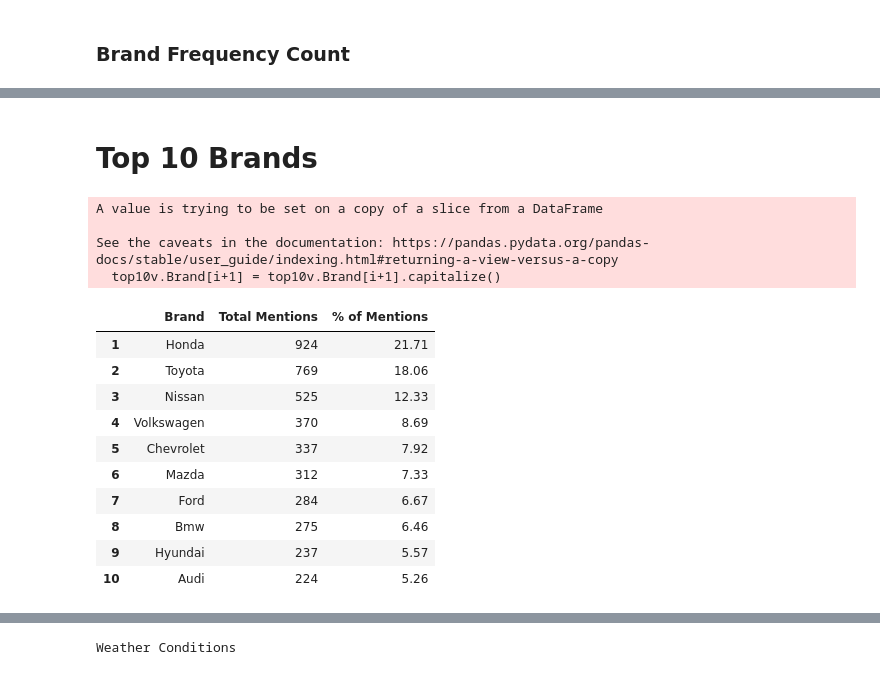
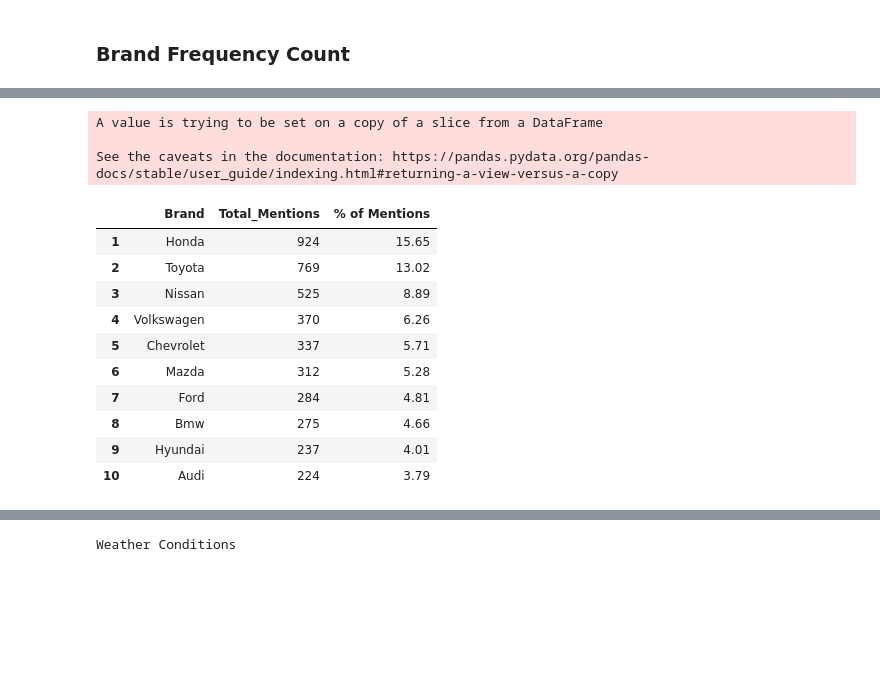
Before and after one commit to zack-tan/car-forums-text-analysis, a Jupyter notebook: ananya_a&b.ipynb, the cells around one changed output, grey strips where cells are left out. Saved outputs shown, nothing was run; the diff lists cells and outputs as text; code cells hidden in the pictures; blank space fills up the shorter version.

```diff
--- a/ananya_a&b.ipynb
+++ b/ananya_a&b.ipynb
@@ -118,42 +110,42 @@ top10
-# %% [markdown]
-# Top 10 Brands
 # %%
+brand_freq = pd.DataFrame({'brand': brand_names, 'mentions': mentions})
+#dataframe with top 10
+top10 = brand_freq.sort_values('mentions', ascending = False).head(10)
+
 top10v = top10.copy()
 
-#percentage of total mentions
+#adding column: percentage of mentions, per brand
 pct_list = []
 for i in top10v.mentions:
-    pct = i*100/top10v.mentions.sum()
+    pct = (i*100)/brand_freq.mentions.sum()
     pct = "{:.2f}".format(pct)
     pct_list.append(pct)
 
 top10v["Percentage_Mentions"] = pct_list
-top10v.columns = ['Brand', 'Total Mentions','% of Mentions']
-
+#renaming columns
+top10v.columns = ['Brand', 'Total_Mentions','% of Mentions']
 
 #index starting from 1
 top10v = top10v.reset_index(drop=True)
 top10v.index += 1
 
 #capitalizing brand names
 for i in range(len(top10v.Brand)):
     top10v.Brand[i+1] = top10v.Brand[i+1].capitalize()
 
-
 top10v
 # %% [output]
 A value is trying to be set on a copy of a slice from a DataFrame
 
 See the caveats in the documentation: https://pandas.pydata.org/pandas-docs/stable/user_guide/indexing.html#returning-a-view-versus-a-copy
-  top10v.Brand[i+1] = top10v.Brand[i+1].capitalize()
-|  | Brand | Total Mentions | % of Mentions |
-| 1 | Honda | 924 | 21.71 |
-| 2 | Toyota | 769 | 18.06 |
-| 3 | Nissan | 525 | 12.33 |
-| 4 | Volkswagen | 370 | 8.69 |
-| 5 | Chevrolet | 337 | 7.92 |
-| 6 | Mazda | 312 | 7.33 |
-| 7 | Ford | 284 | 6.67 |
-| 8 | Bmw | 275 | 6.46 |
-| 9 | Hyundai | 237 | 5.57 |
-| 10 | Audi | 224 | 5.26 |
+|  | Brand | Total_Mentions | % of Mentions |
+| 1 | Honda | 924 | 15.65 |
+| 2 | Toyota | 769 | 13.02 |
+| 3 | Nissan | 525 | 8.89 |
+| 4 | Volkswagen | 370 | 6.26 |
+| 5 | Chevrolet | 337 | 5.71 |
+| 6 | Mazda | 312 | 5.28 |
+| 7 | Ford | 284 | 4.81 |
+| 8 | Bmw | 275 | 4.66 |
+| 9 | Hyundai | 237 | 4.01 |
+| 10 | Audi | 224 | 3.79 |
```
Also changed, not shown: parts of 22 cells of this notebook.
